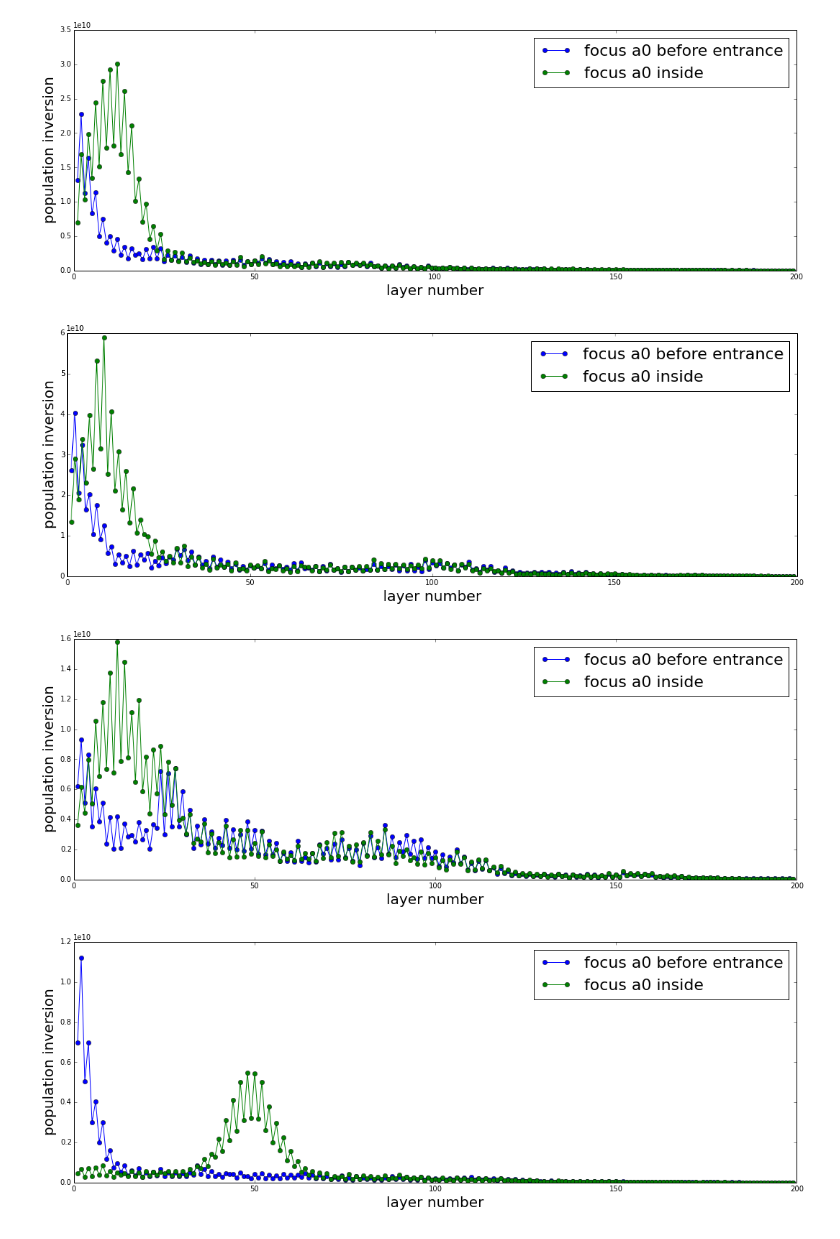
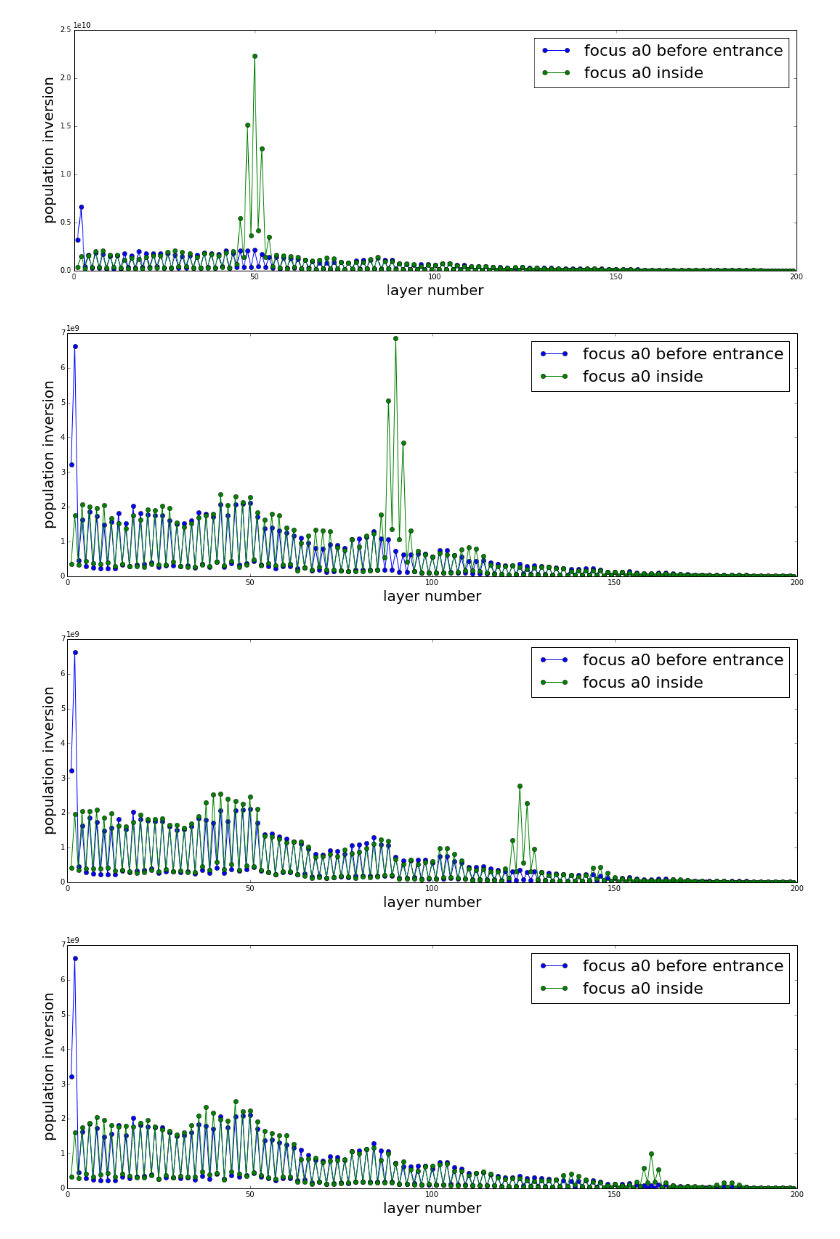
Before and after one commit to chaohan/code-samples, a Jupyter notebook: nb-2PS-B.ipynb, the cells around one changed output. Cells and saved outputs as stored; diff of their text form; code cells hidden in the pictures.

```diff
--- a/nb-2PS-B.ipynb
+++ b/nb-2PS-B.ipynb
@@ -1,17 +1,7 @@
 # %%
-def produce(path):
-    files = map(lambda f:path+f,[
-        'inv-focus0.npy',
-        'inv-focus.npy'])
-#        'inv-focus-min.npy',
-#        'inv-focus-field.npy',
-#        'inv-focus-field+min.npy'])
-
-    legends = ['focus a0 before entrance',
-           'focus a0 inside']
-#           'focus a0 inside + min',
-#           'focus field inside',
-#           'focus field inside + min']
+def plot(case,loc):
+    files   = map(lambda f:'io_files/'+case+f,['inv-focus@0.npy','inv-focus@'+loc+'.npy'])
+    legends = ['focus a0 before entrance','focus a0 inside']
 
     pyplot.figure(figsize=(18, 6))
     pyplot.xlabel('layer number',fontsize=20)
@@ -20,18 +10,14 @@ def produce(path):
     data = map(np.load,files)
     for j in range(len(data)):
         pyplot.plot(data[j][:,0],data[j][:,1],'o-')
+        #pyplot.bar(data[j][:,0],data[j][:,1],width=1.0)
         #legends[j] += str("{:7.4f}".format(sum(data[j][1:50])/sum(data[j][100:150])))
     pyplot.legend(legends,fontsize=22)
     pyplot.show()
     #return data
 
-locations = ['200@10/', '200@50/','200@90/','200@125/','200@160/','200@190/']
-cases = ['1600nm-100nm-100um-025nm-central/',
-         '1600nm-100nm-100um-05nm-central/',
-         '1600nm-100nm-100um-1nm-central/',
-         '1600nm-100nm-100um-1.5nm-central/']
-
-for location in locations:
-    for case in cases:
-        produce('io_files/'+case+location)
+locations = ['10', '50','90','125','160','190']
+for loc in locations:
+    plot('1600nm-150nm-alt-025nm-central/',loc)
+    #plot('1600nm-150nm-alt-05nm-central/',loc)
 # %% [output]
@@ -39,4 +25,4 @@ for location in locations:
-[figure, old version]
+[figure, new version]
-[figure, old version]
+[figure, new version]
-[figure, old version]
+[figure, new version]
-[figure, old version]
+[figure, new version]
```
Also changed, not shown: parts of 1 cell of this notebook, 3 other files.
